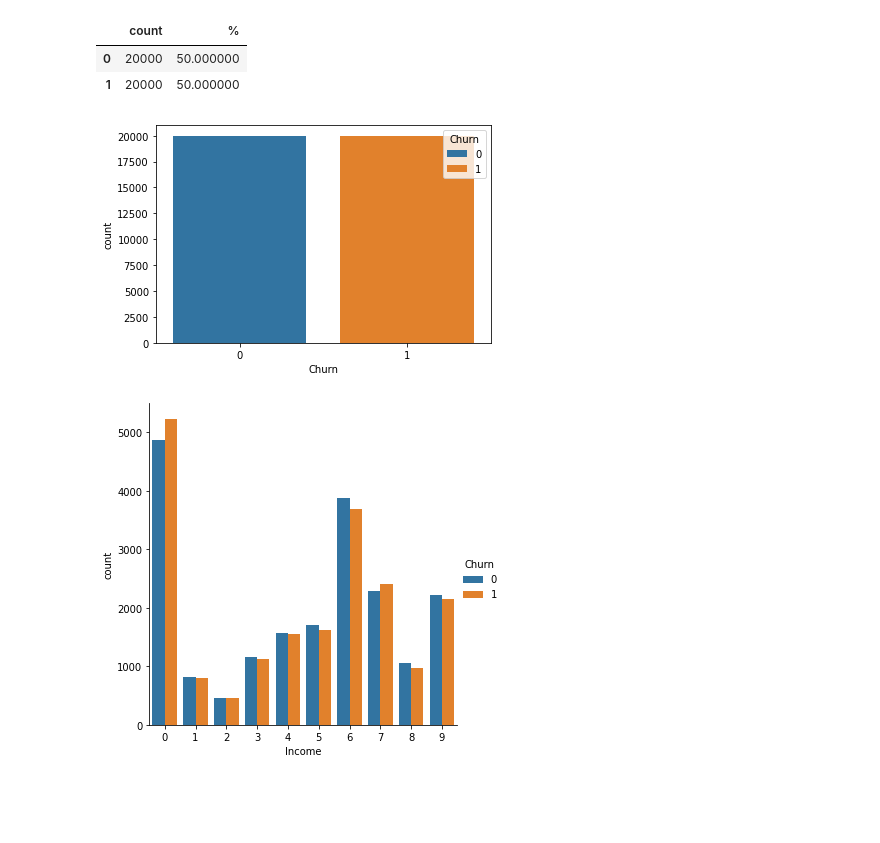
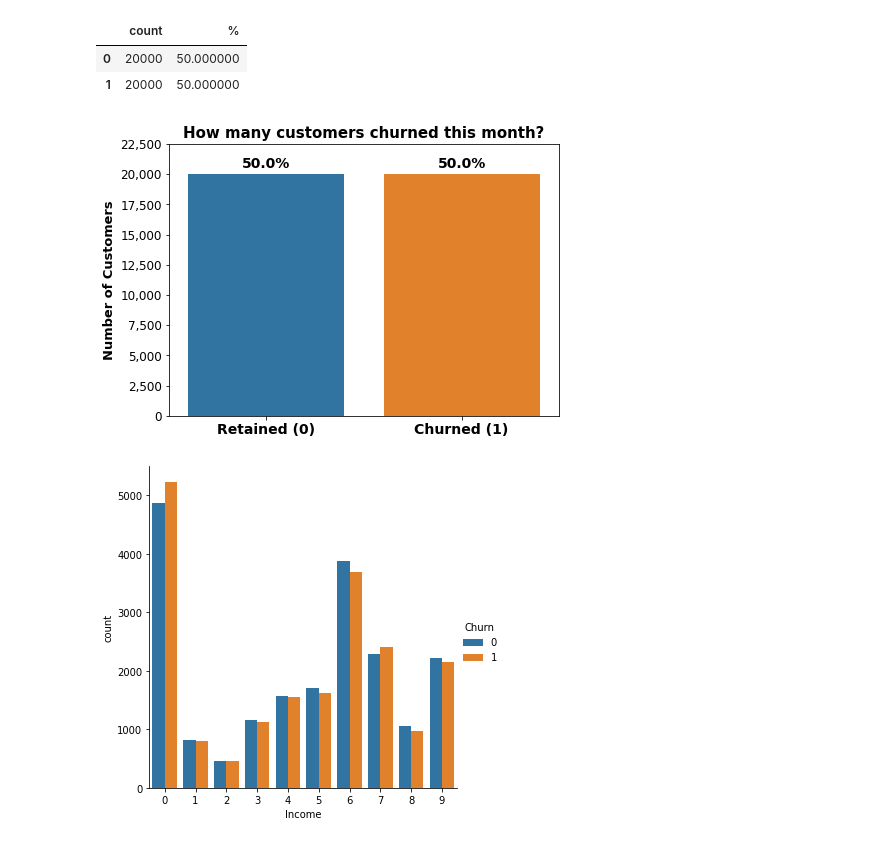
Before and after one commit to zero731/customer_churn_blog, a Jupyter notebook: Customer_churn_analysis_simplified_prep.ipynb, the cells around one changed output. Cells and saved outputs as stored; diff of their text form; code cells hidden in the pictures; blank space fills up the shorter version.

```diff
--- a/Customer_churn_analysis_simplified_prep.ipynb
+++ b/Customer_churn_analysis_simplified_prep.ipynb
@@ -285,9 +285,35 @@ Churn
 | 0 | 20000 | 50.000000 |
 | 1 | 20000 | 50.000000 |
 # %%
-sns.countplot(x='Churn', data=data, hue='Churn', dodge=False);
+plt.figure(figsize=(7,5))
+g = sns.countplot(x='Churn', data=data, hue='Churn', dodge=False)
+g.get_legend().set_visible(False)
+for p in g.patches:
+    g.annotate(format(p.get_height()/len(data)*100)+'%',
+               (p.get_x() + p.get_width() / 2., p.get_height()),
+               ha='center',
+               va='center',
+               xytext = (0, 10),
+               textcoords = 'offset points',
+               fontsize=14,
+               fontweight='bold')
+g.set(ylim=(0,22500))
+g.set_xticklabels(['Retained (0)', 'Churned (1)'],
+                  fontsize=14,
+                  fontweight='bold')
+y_labels = ['{:,.0f}'.format(x) for x in g.get_yticks()]
+g.set_yticklabels(y_labels,
+                  fontsize=12)
+g.set_xlabel('')
+g.set_ylabel('Number of Customers',
+             fontsize=13,
+             fontweight='bold')
+g.set_title('How many customers churned this month?',
+            fontdict={'fontsize':15,
+                      'fontweight':'bold'})
+plt.savefig('Figures/churn_countplot', bbox_inches = "tight");
 # %% [output]
-[figure, old version]
+[figure, new version]
 # %%
 sns.catplot(x='Income', hue='Churn', data=data, kind='count');
 # %% [output]
```
Also changed, not shown: parts of 75 cells of this notebook.
